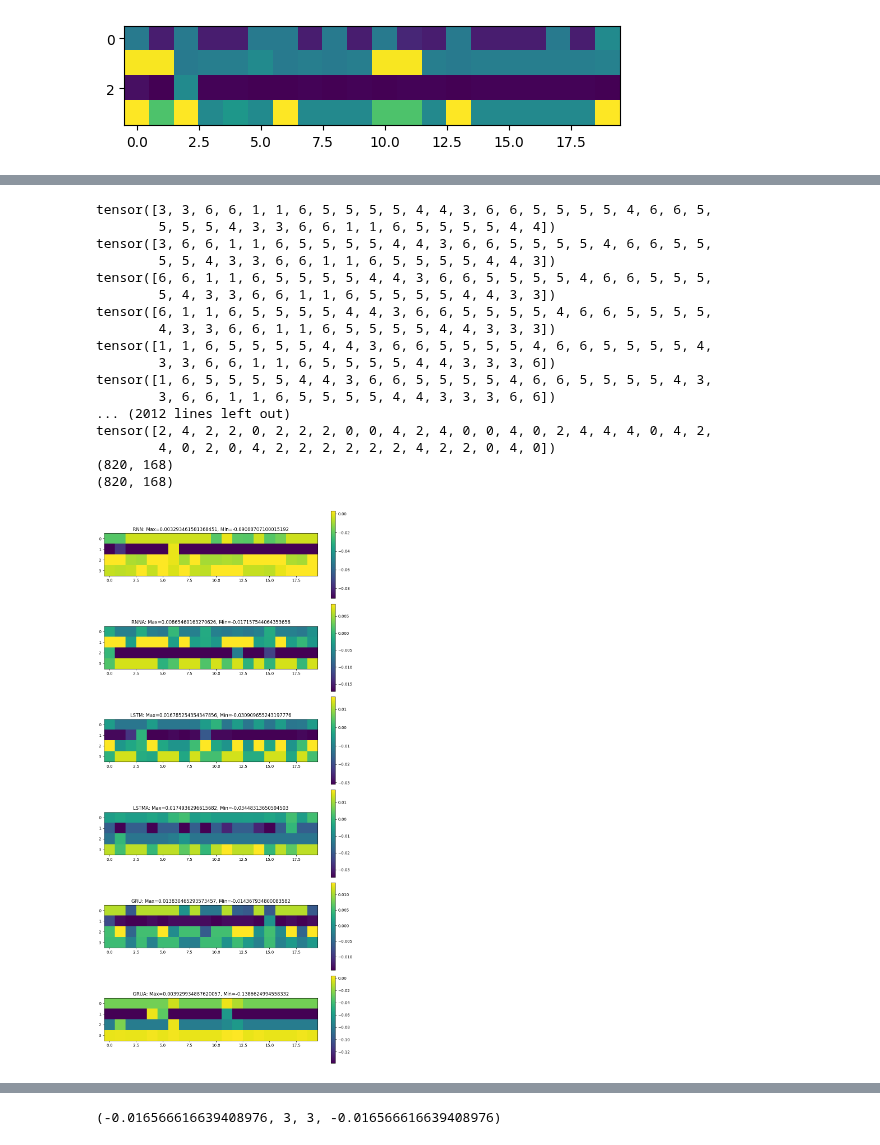
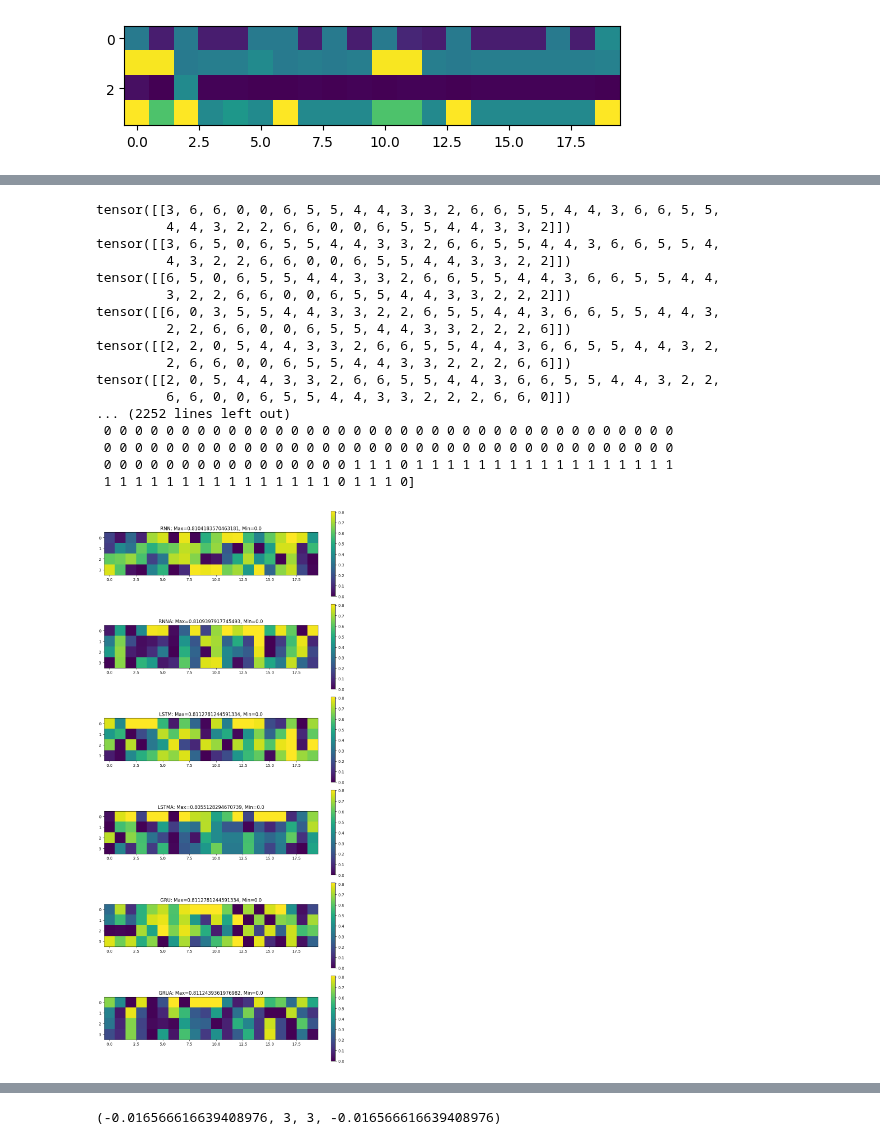
Before and after one commit to Ahmadar91/Master-sThesis, a Jupyter notebook: songs.ipynb, the cells around one changed output, grey strips where cells are left out. Drawn from its saved outputs; the diff is of its cells as text; code cells hidden in the pictures.

```diff
--- a/songs.ipynb
+++ b/songs.ipynb
@@ -284,4 +284,7 @@ source,target,songs=getTrainingData(songStrings,nrOfSongs)
 
 W=train(model, torch.tensor(source), torch.tensor(target),num_epochs=10000)
 plot(W)
+model_name = 'Transformer'
+transformer_model = model
+torch.save(transformer_model, f'./SongModels/model_{model_name}_songs.model')
 # %% [output]
@@ -432,9 +436,9 @@ def getAllIOH(model,source,target,songs,width=20):
         I.append(songs[i])
         predicted_token_index = predict_next_token(model, source[i])
         if predicted_token_index==target[i][-1]:
-            O.append(songs[i])
+            O.append(1)
         else:
-            O.append((songs[i]+1)%max(songs))
+            O.append(0)
         H.append(list(model.store[-1].flatten()))
     H=numpy.array(H).transpose()
     print(H.shape)
@@ -461,10 +465,12 @@ def shrinkingDecompositionInformation(model,source,target,songs,numbers=[0,1,2,3
     collectorH=dict()
     for number in numbers:
         I=(1*(songs==number)).astype(int)
-        O=(1*(allO==number)).astype(int)
-        s,h=singleShrinkingDecompositionInformation(I,H,O,width)
+        O=(I*allO).astype(int)
+        s,h=singleShrinkingDecompositionInformation(I,H,I,width)
         collectorSet[number]=s
         collectorH[number]=h
+        print(f"I: {I}")
+        print(f"O: {O}")
     return collectorSet,collectorH
 
 def removalIntoVec(res,width,H):
@@ -1240,50 +1280,49 @@ print(M.max(),M.min())
 # %%
 models = {
     "RNN": RNN(),
     "RNNA": RNNA(),
     "LSTM": LSTM(),
     "LSTMA": LSTMA(),
     "GRU": GRU(),
-    "GRUA": GRUA()
-
+    "GRUA": GRUA(),
 }
 source, O_hot, target, songs = generateIOData(4, songStrings)
 fig, axs = plt.subplots(len(models), 1, figsize=(10, 20))
 
 # For each model, process the data and plot the resulting matrix
 for i, (model_name, model) in enumerate(models.items()):
     model = torch.load(f'./SongModels/model_{model_name}_songs.model')
     model.eval()  # Set the model to evaluation mode if you're doing inference
 
     s, h = shrinkingDecompositionInformation(model, source, target, songs, numbers=list(range(4)), width=20)
     M = removalIntoMatrix(s, 20, h)
 
     ax = axs[i]
     cax = ax.imshow(M)
     fig.colorbar(cax, ax=ax)
     ax.set_title(f"{model_name}: Max={M.max()}, Min={M.min()}")
 
 plt.tight_layout()
 plt.show()
 # %% [output]
-tensor([3, 3, 6, 6, 1, 1, 6, 5, 5, 5, 5, 4, 4, 3, 6, 6, 5, 5, 5, 5, 4, 6, 6, 5,
-        5, 5, 5, 4, 3, 3, 6, 6, 1, 1, 6, 5, 5, 5, 5, 4, 4])
-tensor([3, 6, 6, 1, 1, 6, 5, 5, 5, 5, 4, 4, 3, 6, 6, 5, 5, 5, 5, 4, 6, 6, 5, 5,
-        5, 5, 4, 3, 3, 6, 6, 1, 1, 6, 5, 5, 5, 5, 4, 4, 3])
-tensor([6, 6, 1, 1, 6, 5, 5, 5, 5, 4, 4, 3, 6, 6, 5, 5, 5, 5, 4, 6, 6, 5, 5, 5,
-        5, 4, 3, 3, 6, 6, 1, 1, 6, 5, 5, 5, 5, 4, 4, 3, 3])
-tensor([6, 1, 1, 6, 5, 5, 5, 5, 4, 4, 3, 6, 6, 5, 5, 5, 5, 4, 6, 6, 5, 5, 5, 5,
-        4, 3, 3, 6, 6, 1, 1, 6, 5, 5, 5, 5, 4, 4, 3, 3, 3])
-tensor([1, 1, 6, 5, 5, 5, 5, 4, 4, 3, 6, 6, 5, 5, 5, 5, 4, 6, 6, 5, 5, 5, 5, 4,
-        3, 3, 6, 6, 1, 1, 6, 5, 5, 5, 5, 4, 4, 3, 3, 3, 6])
-tensor([1, 6, 5, 5, 5, 5, 4, 4, 3, 6, 6, 5, 5, 5, 5, 4, 6, 6, 5, 5, 5, 5, 4, 3,
-        3, 6, 6, 1, 1, 6, 5, 5, 5, 5, 4, 4, 3, 3, 3, 6, 6])
-... (2012 lines left out)
-tensor([2, 4, 2, 2, 0, 2, 2, 2, 0, 0, 4, 2, 4, 0, 0, 4, 0, 2, 4, 4, 4, 0, 4, 2,
-        4, 0, 2, 0, 4, 2, 2, 2, 2, 2, 2, 4, 2, 2, 0, 4, 0])
-(820, 168)
-(820, 168)
+tensor([[3, 6, 6, 0, 0, 6, 5, 5, 4, 4, 3, 3, 2, 6, 6, 5, 5, 4, 4, 3, 6, 6, 5, 5,
+         4, 4, 3, 2, 2, 6, 6, 0, 0, 6, 5, 5, 4, 4, 3, 3, 2]])
+tensor([[3, 6, 5, 0, 6, 5, 5, 4, 4, 3, 3, 2, 6, 6, 5, 5, 4, 4, 3, 6, 6, 5, 5, 4,
+         4, 3, 2, 2, 6, 6, 0, 0, 6, 5, 5, 4, 4, 3, 3, 2, 2]])
+tensor([[6, 5, 0, 6, 5, 5, 4, 4, 3, 3, 2, 6, 6, 5, 5, 4, 4, 3, 6, 6, 5, 5, 4, 4,
+         3, 2, 2, 6, 6, 0, 0, 6, 5, 5, 4, 4, 3, 3, 2, 2, 2]])
+tensor([[6, 0, 3, 5, 5, 4, 4, 3, 3, 2, 2, 6, 5, 5, 4, 4, 3, 6, 6, 5, 5, 4, 4, 3,
+         2, 2, 6, 6, 0, 0, 6, 5, 5, 4, 4, 3, 3, 2, 2, 2, 6]])
+tensor([[2, 2, 0, 5, 4, 4, 3, 3, 2, 6, 6, 5, 5, 4, 4, 3, 6, 6, 5, 5, 4, 4, 3, 2,
+         2, 6, 6, 0, 0, 6, 5, 5, 4, 4, 3, 3, 2, 2, 2, 6, 6]])
+tensor([[2, 0, 5, 4, 4, 3, 3, 2, 6, 6, 5, 5, 4, 4, 3, 6, 6, 5, 5, 4, 4, 3, 2, 2,
+         6, 6, 0, 0, 6, 5, 5, 4, 4, 3, 3, 2, 2, 2, 6, 6, 0]])
+... (2252 lines left out)
+ 0 0 0 0 0 0 0 0 0 0 0 0 0 0 0 0 0 0 0 0 0 0 0 0 0 0 0 0 0 0 0 0 0 0 0 0 0
+ 0 0 0 0 0 0 0 0 0 0 0 0 0 0 0 0 0 0 0 0 0 0 0 0 0 0 0 0 0 0 0 0 0 0 0 0 0
+ 0 0 0 0 0 0 0 0 0 0 0 0 0 0 0 0 1 1 1 0 1 1 1 1 1 1 1 1 1 1 1 1 1 1 1 1 1
+ 1 1 1 1 1 1 1 1 1 1 1 1 1 1 1 0 1 1 1 0]
-[figure, old version]
+[figure, new version]
 # %%
 M
 # %% [output]
```
Also changed, not shown: parts of 8 cells of this notebook.
